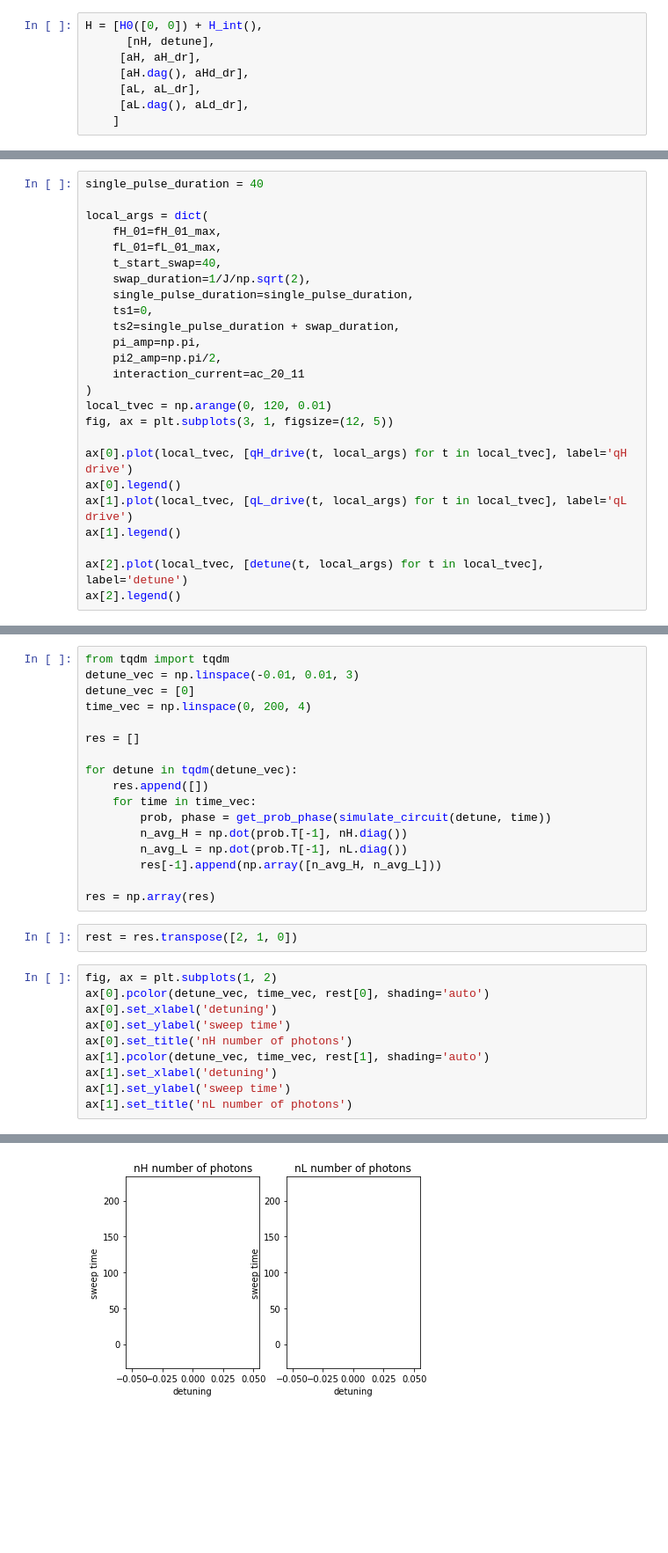
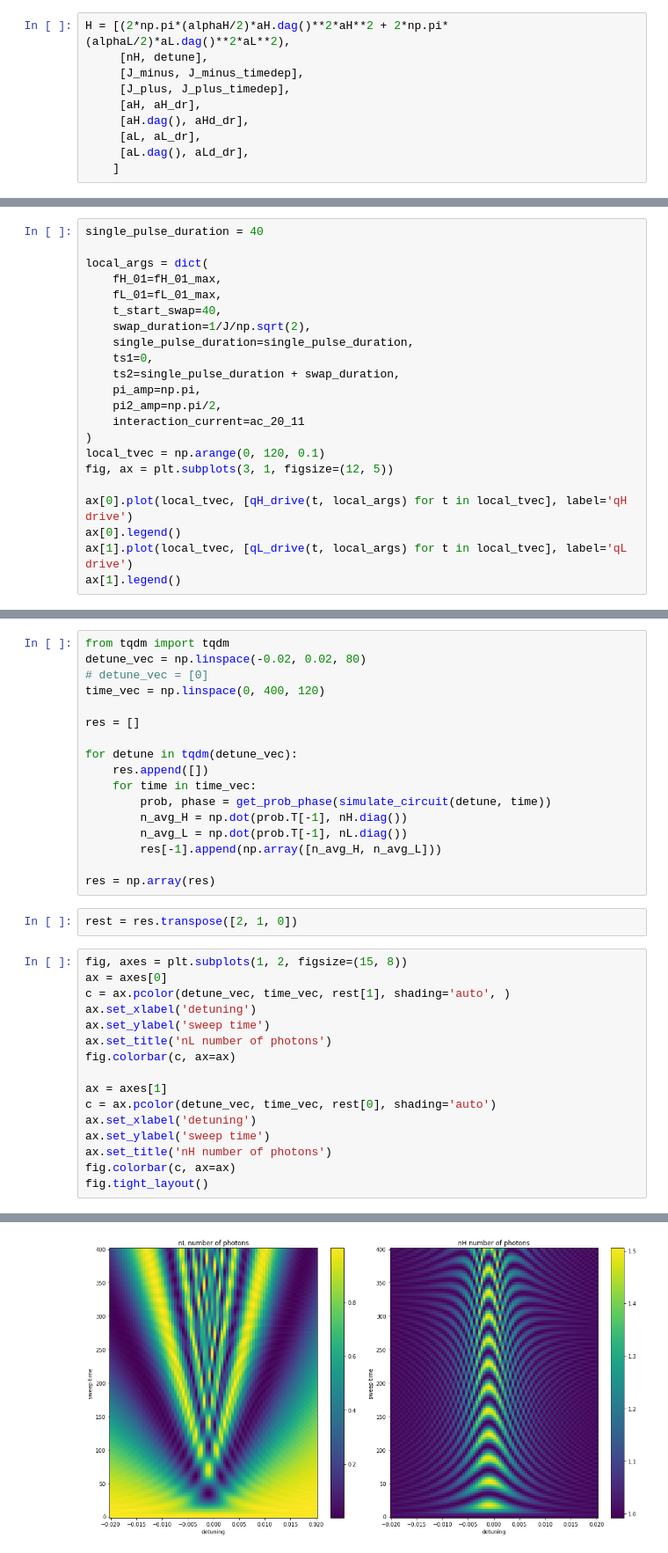
Before and after one commit to liorella/research, a Jupyter notebook: phys/CPHASE_interaction.ipynb, the cells around one changed output, grey strips where cells are left out. Shown at 88% size. Saved outputs shown, nothing was run; the diff lists cells and outputs as text; blank space fills up the shorter version.

```diff
--- a/phys/CPHASE_interaction.ipynb
+++ b/phys/CPHASE_interaction.ipynb
@@ -176,6 +170,8 @@ def aLd_dr(t, args):
 # %%
-H = [H0([0, 0]) + H_int(),
-      [nH, detune],
+H = [(2*np.pi*(alphaH/2)*aH.dag()**2*aH**2 + 2*np.pi*(alphaL/2)*aL.dag()**2*aL**2),
+     [nH, detune],
+     [J_minus, J_minus_timedep],
+     [J_plus, J_plus_timedep],
      [aH, aH_dr],
      [aH.dag(), aHd_dr],
      [aL, aL_dr],
@@ -217,15 +213,12 @@ local_args = dict(
     pi2_amp=np.pi/2,
     interaction_current=ac_20_11
 )
-local_tvec = np.arange(0, 120, 0.01)
+local_tvec = np.arange(0, 120, 0.1)
 fig, ax = plt.subplots(3, 1, figsize=(12, 5))
 
 ax[0].plot(local_tvec, [qH_drive(t, local_args) for t in local_tvec], label='qH drive')
 ax[0].legend()
 ax[1].plot(local_tvec, [qL_drive(t, local_args) for t in local_tvec], label='qL drive')
 ax[1].legend()
-
-ax[2].plot(local_tvec, [detune(t, local_args) for t in local_tvec], label='detune')
-ax[2].legend()
 # %% [output]
 <matplotlib.legend.Legend at 0x...>
@@ -291,9 +284,9 @@ def simulate_circuit(detuning_from_interaction: float, swap_duration: float) ->
     return sol
 # %%
 from tqdm import tqdm
-detune_vec = np.linspace(-0.01, 0.01, 3)
-detune_vec = [0]
-time_vec = np.linspace(0, 200, 4)
+detune_vec = np.linspace(-0.02, 0.02, 80)
+# detune_vec = [0]
+time_vec = np.linspace(0, 400, 120)
 
 res = []
 
@@ -309,13 +302,19 @@ res = np.array(res)
 # %%
 rest = res.transpose([2, 1, 0])
 # %%
-fig, ax = plt.subplots(1, 2)
-ax[0].pcolor(detune_vec, time_vec, rest[0], shading='auto')
-ax[0].set_xlabel('detuning')
-ax[0].set_ylabel('sweep time')
-ax[0].set_title('nH number of photons')
-ax[1].pcolor(detune_vec, time_vec, rest[1], shading='auto')
-ax[1].set_xlabel('detuning')
-ax[1].set_ylabel('sweep time')
-ax[1].set_title('nL number of photons')
+fig, axes = plt.subplots(1, 2, figsize=(15, 8))
+ax = axes[0]
+c = ax.pcolor(detune_vec, time_vec, rest[1], shading='auto', )
+ax.set_xlabel('detuning')
+ax.set_ylabel('sweep time')
+ax.set_title('nL number of photons')
+fig.colorbar(c, ax=ax)
+
+ax = axes[1]
+c = ax.pcolor(detune_vec, time_vec, rest[0], shading='auto')
+ax.set_xlabel('detuning')
+ax.set_ylabel('sweep time')
+ax.set_title('nH number of photons')
+fig.colorbar(c, ax=ax)
+fig.tight_layout()
 # %% [output]
@@ -323 +321 @@ Text(0.5, 1.0, 'nL number of photons')
-[figure, old version]
+[figure, new version]
```
Also changed, not shown: parts of 7 cells of this notebook.
